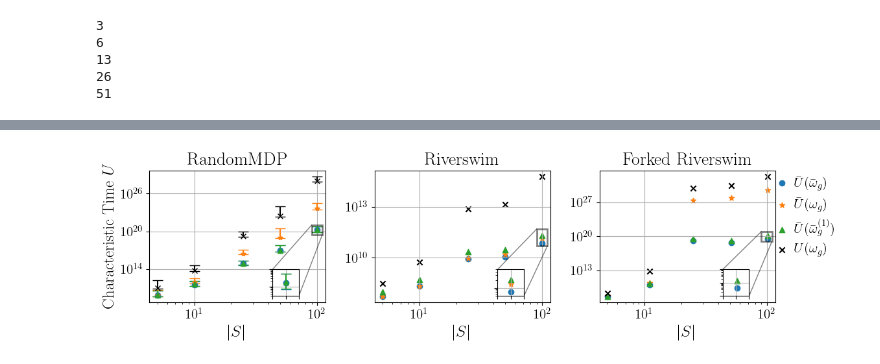
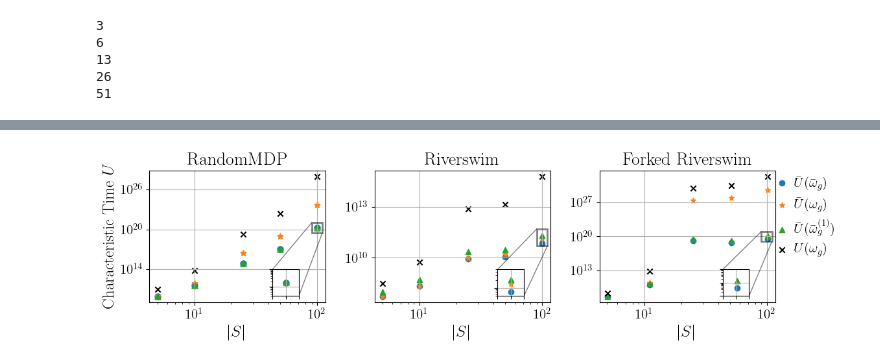
Before and after one commit to rssalessio/ModelFreeActiveExplorationRL, a Jupyter notebook: BoundsAnalysis/analyse_bounds_new.ipynb, the cells around one changed output, grey strips where cells are left out. Saved outputs shown, nothing was run; the diff lists cells and outputs as text; code cells hidden in the pictures.

```diff
--- a/BoundsAnalysis/analyse_bounds_new.ipynb
+++ b/BoundsAnalysis/analyse_bounds_new.ipynb
@@ -180,7 +185,3 @@ with lzma.open('./data/new_data_generative_randommdp.pkl.lzma', 'wb') as f:
         'TV_policy_new_bound_t1_vs_simplified_policy': TV_policy_new_bound_t1_vs_simplified_policy
     }
     pickle.dump(data, f, protocol=pickle.HIGHEST_PROTOCOL)
-# %%
-N = 100
-theta = np.ones(N) + np.linspace(0, N/10 - 0.1, N).cumsum()
-theta
@@ -458,3 +398,12 @@ with lzma.open('./data/new_data_generative_forked_riverswim.pkl.lzma', 'rb') as
+# %%
+with open('./data/bound_data_generative_randommdp.pkl', 'rb') as f:
+    data_random_mdp = pickle.load(f)
+
+with open('./data/bound_data_generative_riverswim.pkl', 'rb') as f:
+    data_riverswim = pickle.load(f)
+
+with open('./data/bound_data_generative_forked_riverswim.pkl', 'rb') as f:
+    data_forked_riverswim = pickle.load(f)
 # %%
 fig, ax = plt.subplots(1,3, figsize=(12,3.5))
 fmts = ['o', '*', '^', 'x', '+']
@@ -465,26 +414,26 @@ axins = ax[0].inset_axes([0.7, 0.05, 0.15, 0.2], transform=ax[0].transAxes)
 
 mu, ce_low, ce_high = compute_ce_median(data_random_mdp['U_new_bound_t0'])
 ce = np.vstack([ce_low, ce_high])
-ax[0].errorbar(data_random_mdp['Nvalues'], mu, ce, fmt=fmts[0], linewidth=1.5, capsize=6)# label=r'$\bar U^{(\bar k)}(\bar\omega_{gen,0}^{(\bar k)})$')
-axins.errorbar(data_random_mdp['Nvalues'], mu, ce, fmt=fmts[0], linewidth=1.5, capsize=6)# label=r'$\bar U^{(\bar k)}(\bar\omega_{gen,0}^{(\bar k)})$')
+ax[0].scatter(data_random_mdp['Nvalues'], mu, marker=fmts[0], linewidth=1.5, )# label=r'$\bar U^{(\bar k)}(\bar\omega_{gen,0}^{(\bar k)})$')
+axins.scatter(data_random_mdp['Nvalues'], mu,  marker=fmts[0], linewidth=1.5, )# label=r'$\bar U^{(\bar k)}(\bar\omega_{gen,0}^{(\bar k)})$')
 
 
 mu, ce_low, ce_high = compute_ce_median(data_random_mdp['U_new_bound_t0_original_omega'])
 ce = np.vstack([ce_low, ce_high])
-ax[0].errorbar(data_random_mdp['Nvalues'], mu, ce, fmt=fmts[1], linewidth=1.5, capsize=6)# label=r'$\bar U^{(\bar k)}(\bar\omega_{gen,0}^{(\bar k)})$')
-axins.errorbar(data_random_mdp['Nvalues'], mu, ce, fmt=fmts[1], linewidth=1.5, capsize=6)# label=r'$\bar U^{(\bar k)}(\bar\omega_{gen,0}^{(\bar k)})$')
+ax[0].scatter(data_random_mdp['Nvalues'], mu, marker=fmts[1], linewidth=1.5, )# label=r'$\bar U^{(\bar k)}(\bar\omega_{gen,0}^{(\bar k)})$')
+axins.scatter(data_random_mdp['Nvalues'], mu, marker=fmts[1], linewidth=1.5, )# label=r'$\bar U^{(\bar k)}(\bar\omega_{gen,0}^{(\bar k)})$')
 
 
 mu, ce_low, ce_high = compute_ce_median(data_random_mdp['U_new_bound_t0_simplified_omega'])
 ce = np.vstack([ce_low, ce_high])
-ax[0].errorbar(data_random_mdp['Nvalues'], mu, ce, fmt=fmts[2], linewidth=1.5, capsize=6)# label=r'$\bar U^{(\bar k)}(\bar\omega_{gen,0}^{(\bar k)})$')
-axins.errorbar(data_random_mdp['Nvalues'], mu, ce, fmt=fmts[2], linewidth=1.5, capsize=6)# label=r'$\bar U^{(\bar k)}(\bar\omega_{gen,0}^{(\bar k)})$')
+ax[0].scatter(data_random_mdp['Nvalues'], mu, marker=fmts[2], linewidth=1.5,)# label=r'$\bar U^{(\bar k)}(\bar\omega_{gen,0}^{(\bar k)})$')
+axins.scatter(data_random_mdp['Nvalues'], mu, marker=fmts[2], linewidth=1.5,)# label=r'$\bar U^{(\bar k)}(\bar\omega_{gen,0}^{(\bar k)})$')
 
 
 mu, ce_low, ce_high = compute_ce_median(data_random_mdp['U_original_bound'])
 ce = np.vstack([ce_low, ce_high])
-ax[0].errorbar(data_random_mdp['Nvalues'], mu, ce, fmt=fmts[3], linewidth=1.5, color='k',capsize=6)# label=r'$\bar U^{(\bar k)}(\bar\omega_{gen,0}^{(\bar k)})$')
-axins.errorbar(data_random_mdp['Nvalues'], mu, ce, fmt=fmts[3], linewidth=1.5, color='k',capsize=6)# label=r'$\bar U^{(\bar k)}(\bar\omega_{gen,0}^{(\bar k)})$')
+ax[0].scatter(data_random_mdp['Nvalues'], mu, marker=fmts[3], linewidth=1.5, color='k',)# label=r'$\bar U^{(\bar k)}(\bar\omega_{gen,0}^{(\bar k)})$')
+axins.scatter(data_random_mdp['Nvalues'], mu, marker=fmts[3], linewidth=1.5, color='k',)# label=r'$\bar U^{(\bar k)}(\bar\omega_{gen,0}^{(\bar k)})$')
 # print(10**ce_low)
 # print(10**ce_high)
 # print(10**mu)
@@ -541,31 +490,31 @@ ax[2].set_xlabel('$|S|$')
 ax[2].set_yscale('log')
 ax[2].set_xscale('log')
 ax[2].grid()
 
 
 
 # inset axes
 axins = ax[2].inset_axes([0.7, 0.05, 0.15, 0.2], transform=ax[2].transAxes)
 axins.scatter(xvalues_forked, data_forked_riverswim['U_new_bound_t0'], marker=fmts[0])
 axins.scatter(xvalues_forked, data_forked_riverswim['U_new_bound_t0_original_omega'], marker=fmts[1])
 axins.scatter(xvalues_forked, data_forked_riverswim['U_new_bound_t0_simplified_omega'], marker=fmts[2])
 axins.scatter(xvalues_forked, data_forked_riverswim['U_original_bound'], marker=fmts[3], color='k')
 axins.set_xlim(90, 110)
 axins.set_ylim(1e19, 1e21)
 axins.set_yscale('log')
 axins.grid()
 axins.set_xticklabels([])
 axins.set_yticklabels([])
 ax[2].indicate_inset_zoom(axins, edgecolor="black",linewidth=2)
 
 
 ax[0].set_ylabel('Characteristic Time $U$')
 ax[0].set_title('RandomMDP')
 ax[1].set_title('Riverswim')
 ax[2].set_title('Forked Riverswim')
 
 ax[2].legend(ncols=1, handlelength=0.2,framealpha=0., bbox_to_anchor=(1, 1), borderaxespad=0)
 plt.tight_layout()
 plt.savefig('./figures/bound_characteristic_time_analysis.pdf')
 # %% [output]
-[figure, old version]
+[figure, new version]
```
Also changed, not shown: parts of 21 cells of this notebook, 13 other files.
